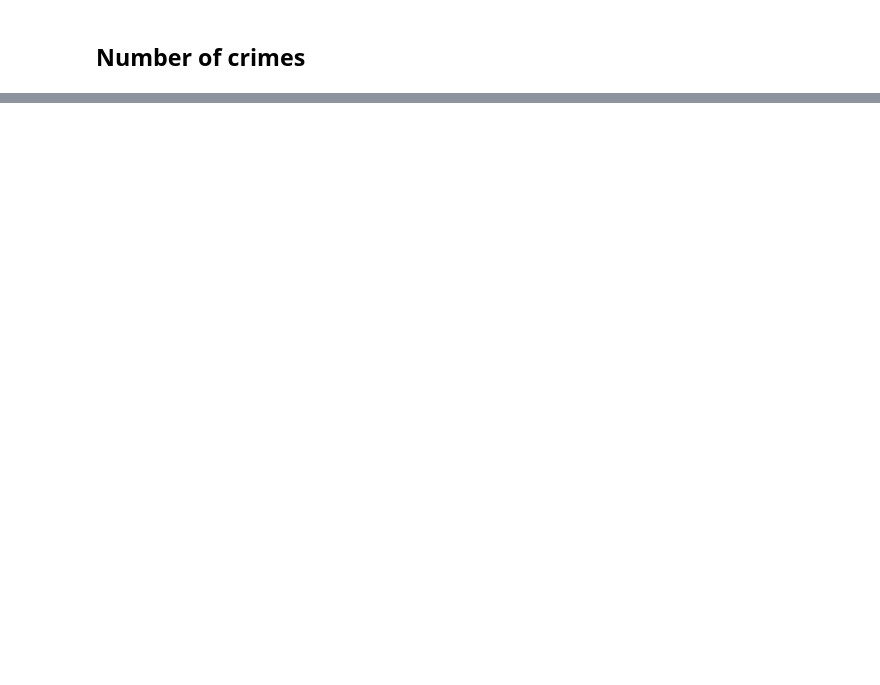
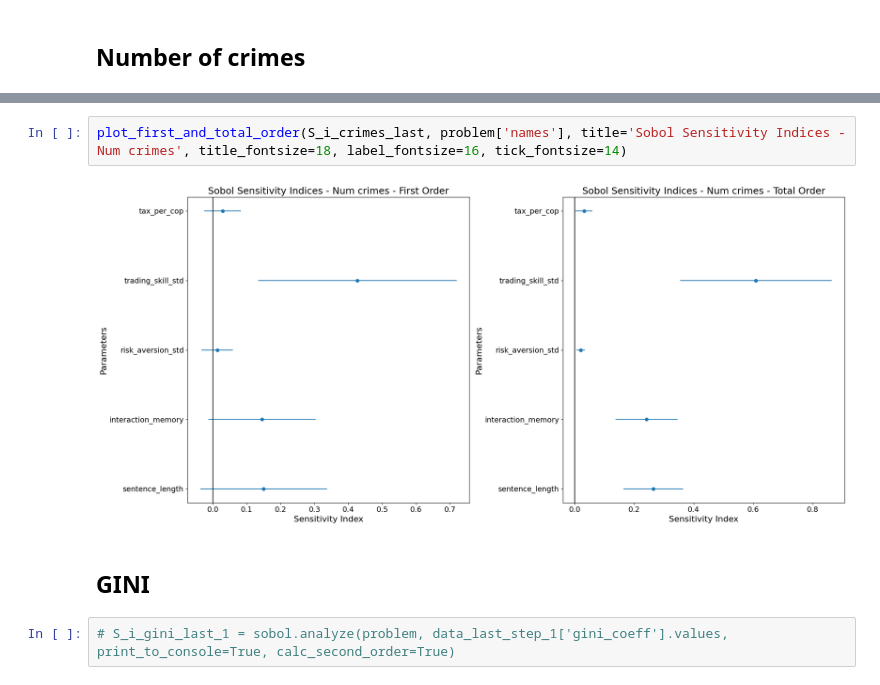
Before and after one commit to nabilasiregar/abm-project, a Jupyter notebook: notebooks/sensitivity_analysis_Global.ipynb, the cells around one changed output, grey strips where cells are left out. Cells and saved outputs as stored; diff of their text form; blank space fills up the shorter version.

```diff
--- a/notebooks/sensitivity_analysis_Global.ipynb
+++ b/notebooks/sensitivity_analysis_Global.ipynb
@@ -388 +131,9 @@ risk_aversion_std  -0.057025  0.006386
+# %%
+plot_first_and_total_order(S_i_crimes_last, problem['names'], title='Sobol Sensitivity Indices - Num crimes', title_fontsize=18, label_fontsize=16, tick_fontsize=14)
+# %% [output]
+[figure, added]
+# %% [markdown]
+## GINI
+# %%
+# S_i_gini_last_1 = sobol.analyze(problem, data_last_step_1['gini_coeff'].values, print_to_console=True, calc_second_order=True)
 # %%
```
Also changed, not shown: parts of 32 cells of this notebook.
